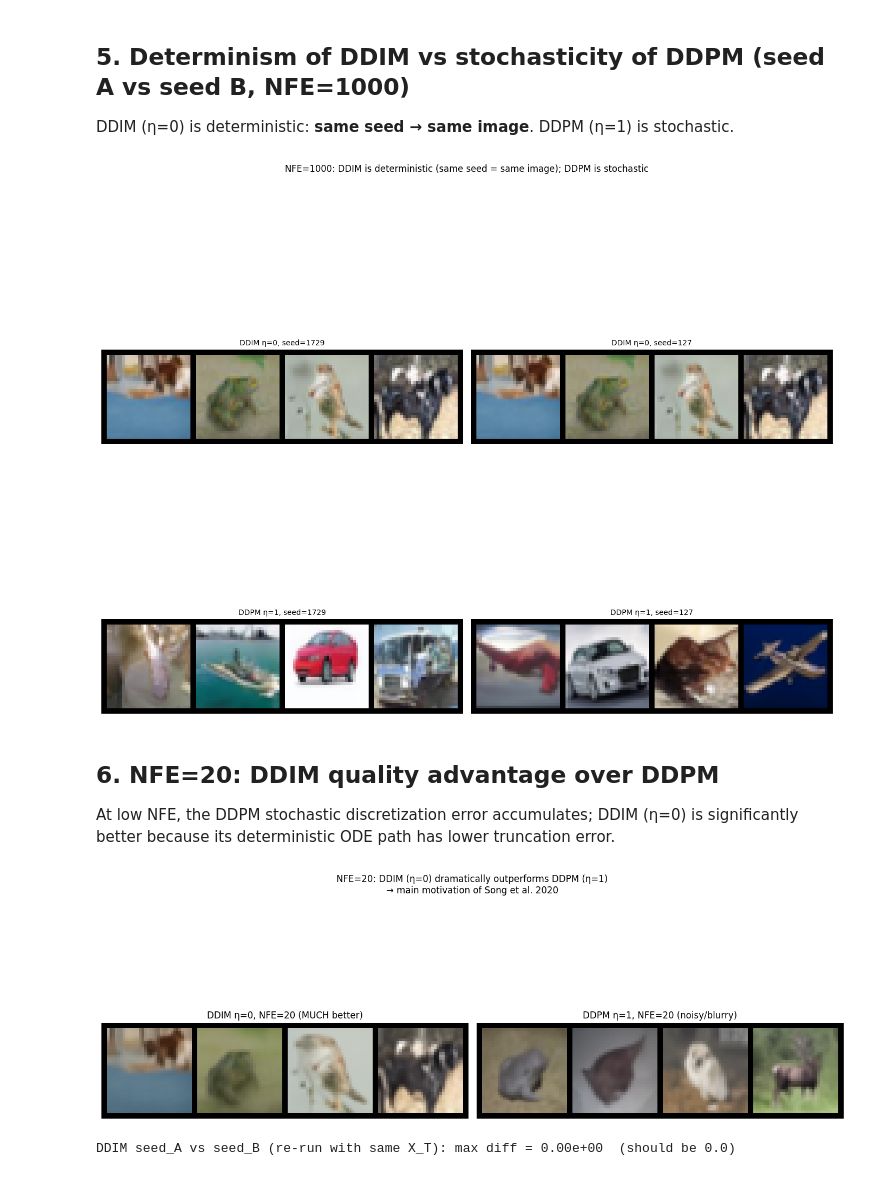
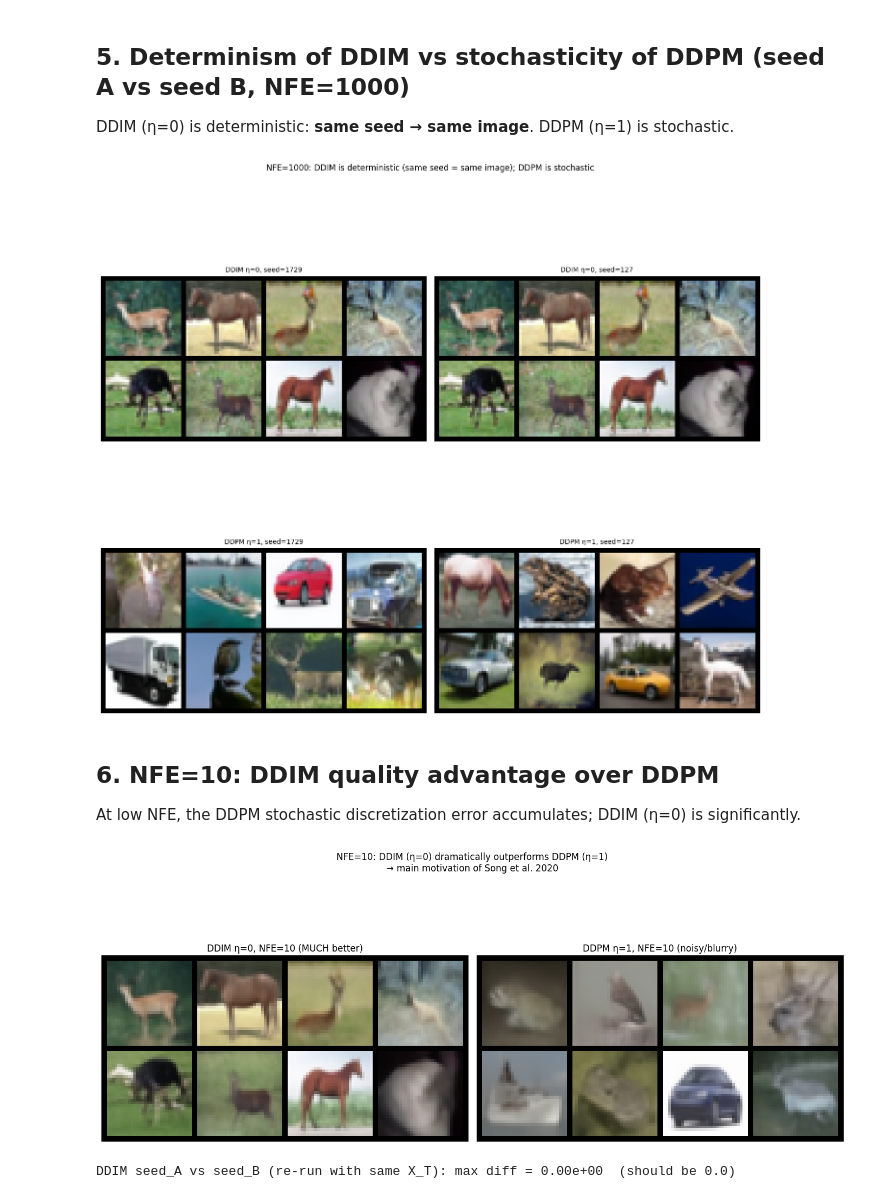
Before and after one commit to gabrielecasli/DDPM_vs_DDIM, a Jupyter notebook: notebooks/01_foundations_and_sanity.ipynb, the cells around one changed output. Drawn from its saved outputs; the diff is of its cells as text; code cells hidden in the pictures.

```diff
--- a/notebooks/01_foundations_and_sanity.ipynb
+++ b/notebooks/01_foundations_and_sanity.ipynb
@@ -181,70 +144,85 @@ plt.show()
 
 DDIM (η=0) is deterministic: **same seed → same image**. DDPM (η=1) is stochastic.
 # %%
+Path('../results/figures').mkdir(parents=True, exist_ok=True)
+
+scheduler = DDIMScheduler(alphas)
+
+SEED_X_T = 1299                  # X_T will not change in these experiments
+SEED_A = 1729
+NFE_1000 = 1000
+SHAPE = (8, 3, 32, 32)
+
+x_ddim_1000_A, t_ddim = sample(eps_fn, scheduler, SHAPE, NFE_1000, eta=0.0, seed=SEED_X_T, sampling_seed=SEED_A, device=DEVICE, dtype=DTYPE)
+x_ddpm_1000_A, t_ddpm = sample(eps_fn, scheduler, SHAPE, NFE_1000, eta=1.0, seed=SEED_X_T, sampling_seed=SEED_A, device=DEVICE, dtype=DTYPE)
+
+save_grid(x_ddim_1000_A, '../results/figures/01_ddim_eta0_nfe1000_seedA.png')
+save_grid(x_ddpm_1000_A, '../results/figures/01_ddpm_eta1_nfe1000_seedA.png')
+
+
+
 SEED_B = 127
 
 x_ddim_1000_B, _ = sample(eps_fn, scheduler, SHAPE, NFE_1000, eta=0.0, seed=SEED_X_T, sampling_seed=SEED_B, device=DEVICE, dtype=DTYPE)
 x_ddpm_1000_B, _ = sample(eps_fn, scheduler, SHAPE, NFE_1000, eta=1.0, seed=SEED_X_T, sampling_seed=SEED_B, device=DEVICE, dtype=DTYPE)
 
 # # DDIM seed A vs Seed B: Comparison to show determinism
-
 
 
 save_grid(x_ddim_1000_B, '../results/figures/01_ddim_eta0_nfe1000_seedB.png')
 save_grid(x_ddpm_1000_B, '../results/figures/01_ddpm_eta1_nfe1000_seedB.png')
 
 fig, axes = plt.subplots(2, 2, figsize=(14, 14))
 titles = [
     f'DDIM η=0, seed={SEED_A}', f'DDIM η=0, seed={SEED_B}',
     f'DDPM η=1, seed={SEED_A}', f'DDPM η=1, seed={SEED_B}',
 ]
 paths = [
     '../results/figures/01_ddim_eta0_nfe1000_seedA.png',
     '../results/figures/01_ddim_eta0_nfe1000_seedB.png',
     '../results/figures/01_ddpm_eta1_nfe1000_seedA.png',
     '../results/figures/01_ddpm_eta1_nfe1000_seedB.png',
 ]
 for ax, path, title in zip(axes.flat, paths, titles):
     ax.imshow(plt.imread(path))
     ax.set_title(title, fontsize=10)
     ax.axis('off')
 plt.suptitle('NFE=1000: DDIM is deterministic (same seed = same image); DDPM is stochastic')
 plt.tight_layout()
 plt.savefig('../results/figures/01_determinism_nfe1000.png', dpi=150, bbox_inches='tight')
 plt.show()
 # %% [output]
-[figure, old version]
+[figure, new version]
 # %% [markdown]
-## 6. NFE=20: DDIM quality advantage over DDPM
+## 6. NFE=10: DDIM quality advantage over DDPM
 
 At low NFE, the DDPM stochastic discretization error accumulates;
-DDIM (η=0) is significantly better because its deterministic ODE path
-has lower truncation error.
+DDIM (η=0) is significantly.
 # %%
-NFE_20 = 20
+NFE_10 = 10
 
-x_ddim_20, _ = sample(eps_fn, scheduler, SHAPE, NFE_20, eta=0.0, seed=SEED_X_T, sampling_seed=SEED_A, device=DEVICE, dtype=DTYPE)
-x_ddpm_20, _ = sample(eps_fn, scheduler, SHAPE, NFE_20, eta=1.0, seed=SEED_X_T, sampling_seed=SEED_A, device=DEVICE, dtype=DTYPE)
+x_ddim_10, _ = sample(eps_fn, scheduler, SHAPE, NFE_10, eta=0.0, seed=SEED_X_T, sampling_seed=SEED_A, device=DEVICE, dtype=DTYPE)
+x_ddpm_10, _ = sample(eps_fn, scheduler, SHAPE, NFE_10, eta=1.0, seed=SEED_X_T, sampling_seed=SEED_A, device=DEVICE, dtype=DTYPE)
 
-save_grid(x_ddim_20, '../results/figures/01_ddim_eta0_nfe20.png')
-save_grid(x_ddpm_20, '../results/figures/01_ddpm_eta1_nfe20.png')
+save_grid(x_ddim_10, '../results/figures/01_ddim_eta0_nfe10.png')
+save_grid(x_ddpm_10, '../results/figures/01_ddpm_eta1_nfe10.png')
 
 fig, axes = plt.subplots(1, 2, figsize=(14, 7))
 for ax, img_path, title in zip(
     axes,
-    ['../results/figures/01_ddim_eta0_nfe20.png', '../results/figures/01_ddpm_eta1_nfe20.png'],
-    ['DDIM η=0, NFE=20 (MUCH better)', 'DDPM η=1, NFE=20 (noisy/blurry)']
+    ['../results/figures/01_ddim_eta0_nfe10.png', '../results/figures/01_ddpm_eta1_nfe10.png'],
+    ['DDIM η=0, NFE=10 (MUCH better)', 'DDPM η=1, NFE=10 (noisy/blurry)']
 ):
     ax.imshow(plt.imread(img_path))
     ax.set_title(title)
     ax.axis('off')
-plt.suptitle('NFE=20: DDIM (η=0) dramatically outperforms DDPM (η=1)\n'
+plt.suptitle('NFE=10: DDIM (η=0) dramatically outperforms DDPM (η=1)\n'
              '→ main motivation of Song et al. 2020')
 plt.tight_layout()
-plt.savefig('../results/figures/01_comparison_nfe20.png', dpi=150, bbox_inches='tight')
+plt.savefig('../results/figures/01_comparison_nfe10.png', dpi=150, bbox_inches='tight')
 plt.show()
 # %% [output]
-[figure, old version]
+[figure, new version]
 # %%
 ddim_diff = (x_ddim_1000_A.float() - x_ddim_1000_B.float()).abs().max().item()
 print(f'DDIM seed_A vs seed_B (re-run with same X_T): max diff = {ddim_diff:.2e}  (should be 0.0)')
```
Also changed, not shown: parts of 5 cells of this notebook, 5 other files.
